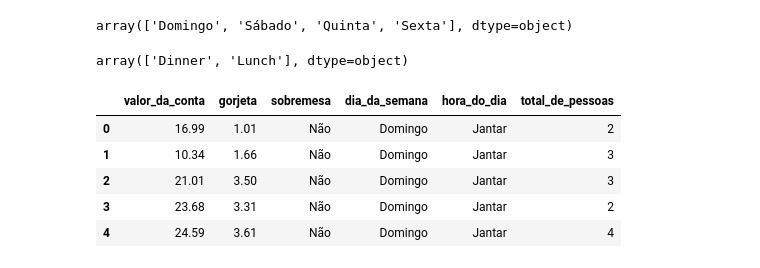
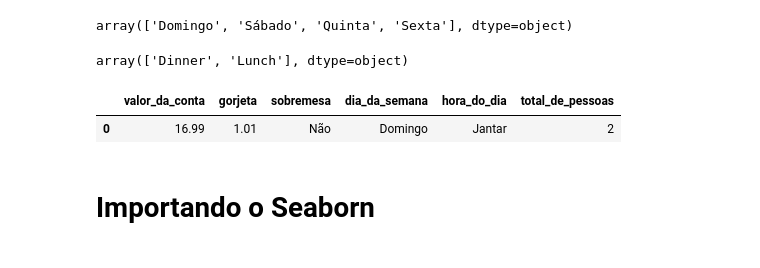
Before and after one commit to GabrielTB1/Data-Visualization-explorando-com-Seaborn, a Jupyter notebook: Data_Visualization_explorando_com_Seaborn.ipynb, the cells around one changed output. Drawn from its saved outputs; the diff is of its cells as text; code cells hidden in the pictures.

Commit message:
Iniciando Seaborn e utilizando scatterplot

```diff
--- a/Data_Visualization_explorando_com_Seaborn.ipynb
+++ b/Data_Visualization_explorando_com_Seaborn.ipynb
@@ -142,11 +142,9 @@ hora = {
 # %%
 gorjetas.hora_do_dia = gorjetas.hora_do_dia.map(hora)
 # %%
-gorjetas.head()
+gorjetas.head(1)
 # %% [output]
 |  | valor_da_conta | gorjeta | sobremesa | dia_da_semana | hora_do_dia | total_de_pessoas |
 | 0 | 16.99 | 1.01 | Não | Domingo | Jantar | 2 |
-| 1 | 10.34 | 1.66 | Não | Domingo | Jantar | 3 |
-| 2 | 21.01 | 3.50 | Não | Domingo | Jantar | 3 |
-| 3 | 23.68 | 3.31 | Não | Domingo | Jantar | 2 |
-| 4 | 24.59 | 3.61 | Não | Domingo | Jantar | 4 |
+# %% [markdown]
+# **Importando o Seaborn**
```
Also changed, not shown: parts of 8 cells of this notebook.
